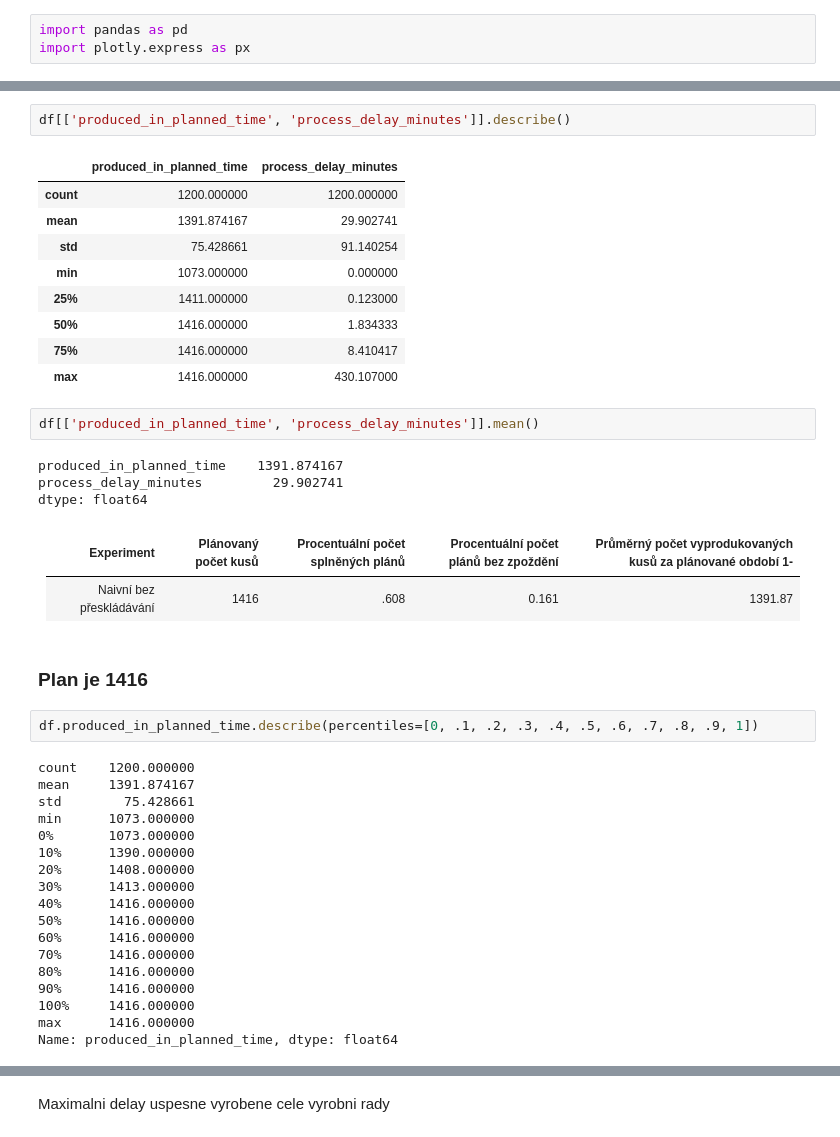
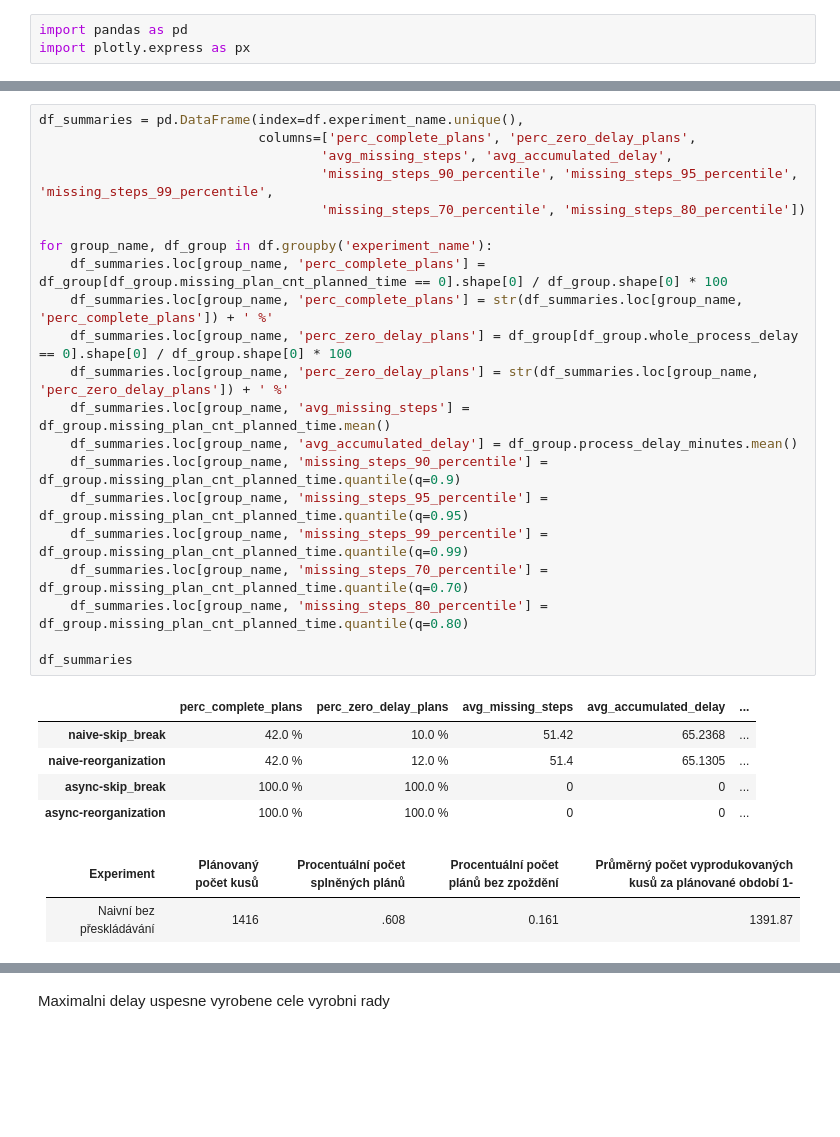
Before and after one commit to rasvob/robot-simulator, a Jupyter notebook: OptimizersSimulationSummary/simulations_summary_day_and_week_plan.ipynb, the cells around one changed output, grey strips where cells are left out. Cells and saved outputs as stored; diff of their text form; blank space fills up the shorter version.

```diff
--- a/OptimizersSimulationSummary/simulations_summary_day_and_week_plan.ipynb
+++ b/OptimizersSimulationSummary/simulations_summary_day_and_week_plan.ipynb
@@ -63,45 +33,32 @@ df[(df.whole_process_delay != 0) & (df.missing_plan_cnt_planned_time == 0)]
-# %%
-df[['produced_in_planned_time', 'process_delay_minutes']].describe()
-# %% [output]
-|  | produced_in_planned_time | process_delay_minutes |
-| count | 1200.000000 | 1200.000000 |
-| mean | 1391.874167 | 29.902741 |
-| std | 75.428661 | 91.140254 |
-| min | 1073.000000 | 0.000000 |
-| 25% | 1411.000000 | 0.123000 |
-| 50% | 1416.000000 | 1.834333 |
-| 75% | 1416.000000 | 8.410417 |
-| max | 1416.000000 | 430.107000 |
-# %%
-df[['produced_in_planned_time', 'process_delay_minutes']].mean()
-# %% [output]
-produced_in_planned_time    1391.874167
-process_delay_minutes         29.902741
-dtype: float64
+# %%
+df_summaries = pd.DataFrame(index=df.experiment_name.unique(),
+                            columns=['perc_complete_plans', 'perc_zero_delay_plans',
+                                    'avg_missing_steps', 'avg_accumulated_delay',
+                                    'missing_steps_90_percentile', 'missing_steps_95_percentile', 'missing_steps_99_percentile',
+                                    'missing_steps_70_percentile', 'missing_steps_80_percentile'])
+
+for group_name, df_group in df.groupby('experiment_name'):
+    df_summaries.loc[group_name, 'perc_complete_plans'] = df_group[df_group.missing_plan_cnt_planned_time == 0].shape[0] / df_group.shape[0] * 100
+    df_summaries.loc[group_name, 'perc_complete_plans'] = str(df_summaries.loc[group_name, 'perc_complete_plans']) + ' %'
+    df_summaries.loc[group_name, 'perc_zero_delay_plans'] = df_group[df_group.whole_process_delay == 0].shape[0] / df_group.shape[0] * 100
+    df_summaries.loc[group_name, 'perc_zero_delay_plans'] = str(df_summaries.loc[group_name, 'perc_zero_delay_plans']) + ' %'
+    df_summaries.loc[group_name, 'avg_missing_steps'] = df_group.missing_plan_cnt_planned_time.mean()
+    df_summaries.loc[group_name, 'avg_accumulated_delay'] = df_group.process_delay_minutes.mean()
+    df_summaries.loc[group_name, 'missing_steps_90_percentile'] = df_group.missing_plan_cnt_planned_time.quantile(q=0.9)
+    df_summaries.loc[group_name, 'missing_steps_95_percentile'] = df_group.missing_plan_cnt_planned_time.quantile(q=0.95)
+    df_summaries.loc[group_name, 'missing_steps_99_percentile'] = df_group.missing_plan_cnt_planned_time.quantile(q=0.99)
+    df_summaries.loc[group_name, 'missing_steps_70_percentile'] = df_group.missing_plan_cnt_planned_time.quantile(q=0.70)
+    df_summaries.loc[group_name, 'missing_steps_80_percentile'] = df_group.missing_plan_cnt_planned_time.quantile(q=0.80)
+
+df_summaries
+# %% [output]
+|  | perc_complete_plans | perc_zero_delay_plans | avg_missing_steps | avg_accumulated_delay | ... |
+| naive-skip_break | 42.0 % | 10.0 % | 51.42 | 65.2368 | ... |
+| naive-reorganization | 42.0 % | 12.0 % | 51.4 | 65.1305 | ... |
+| async-skip_break | 100.0 % | 100.0 % | 0 | 0 | ... |
+| async-reorganization | 100.0 % | 100.0 % | 0 | 0 | ... |
 # %% [markdown]
 | Experiment | Plánovaný počet kusů | Procentuální počet splněných plánů | Procentuální počet plánů bez zpoždění | Průměrný počet vyprodukovaných kusů za plánované období 1-|
 | --- | --- | --- | --- | --- |
 | Naivní bez přeskládávání | 1416 | .608 | 0.161 | 1391.87 | 29.90
-# %% [markdown]
-###  Plan je 1416
-# %%
-df.produced_in_planned_time.describe(percentiles=[0, .1, .2, .3, .4, .5, .6, .7, .8, .9, 1])
-# %% [output]
-count    1200.000000
-mean     1391.874167
-std        75.428661
-min      1073.000000
-0%       1073.000000
-10%      1390.000000
-20%      1408.000000
-30%      1413.000000
-40%      1416.000000
-50%      1416.000000
-60%      1416.000000
-70%      1416.000000
-80%      1416.000000
-90%      1416.000000
-100%     1416.000000
-max      1416.000000
-Name: produced_in_planned_time, dtype: float64
 # %%
```
Also changed, not shown: parts of 14 cells of this notebook, 8 other files.
